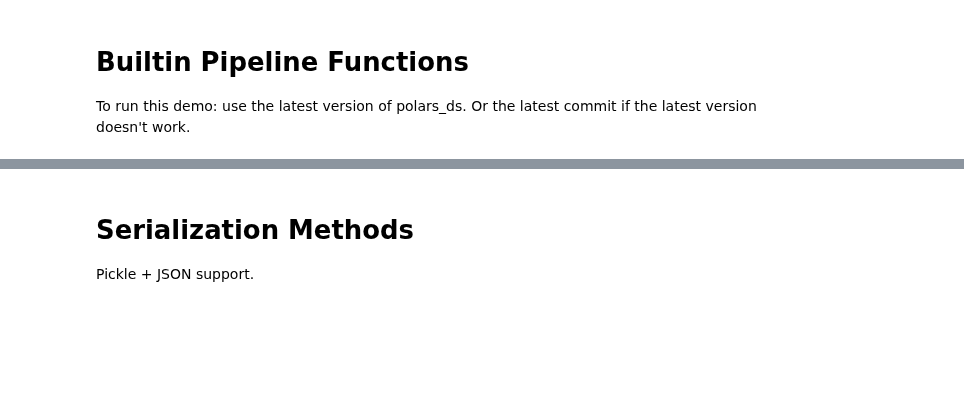
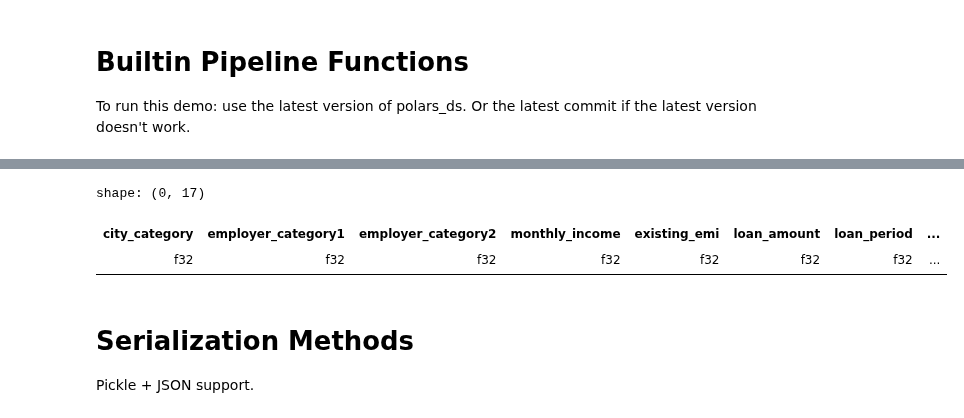
Before and after one commit to abstractqqq/polars_ds_extension, a Jupyter notebook: examples/pipeline.ipynb, the cells around one changed output, grey strips where cells are left out. Saved outputs shown, nothing was run; the diff lists cells and outputs as text; code cells hidden in the pictures; blank space fills up the shorter version.

```diff
--- a/examples/pipeline.ipynb
+++ b/examples/pipeline.ipynb
@@ -96,3 +100,12 @@ shape: (5, 17)
+# %%
+# Empty. Because we filtered this to not null.
+df_transformed.filter(
+    pl.col("city_category").is_null()
+)
+# %% [output]
+shape: (0, 17)
+| city_category | employer_category1 | employer_category2 | monthly_income | existing_emi | loan_amount | loan_period | ... |
+| f32 | f32 | f32 | f32 | f32 | f32 | f32 | ... |
 # %% [markdown]
 # Serialization Methods
 
```
Also changed, not shown: parts of 6 cells of this notebook, 2 other files.
